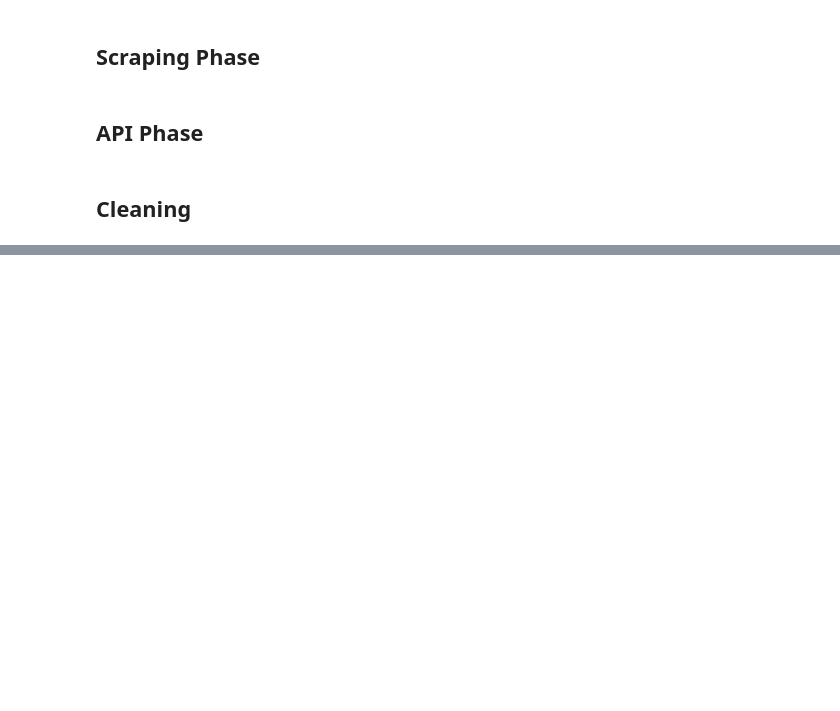
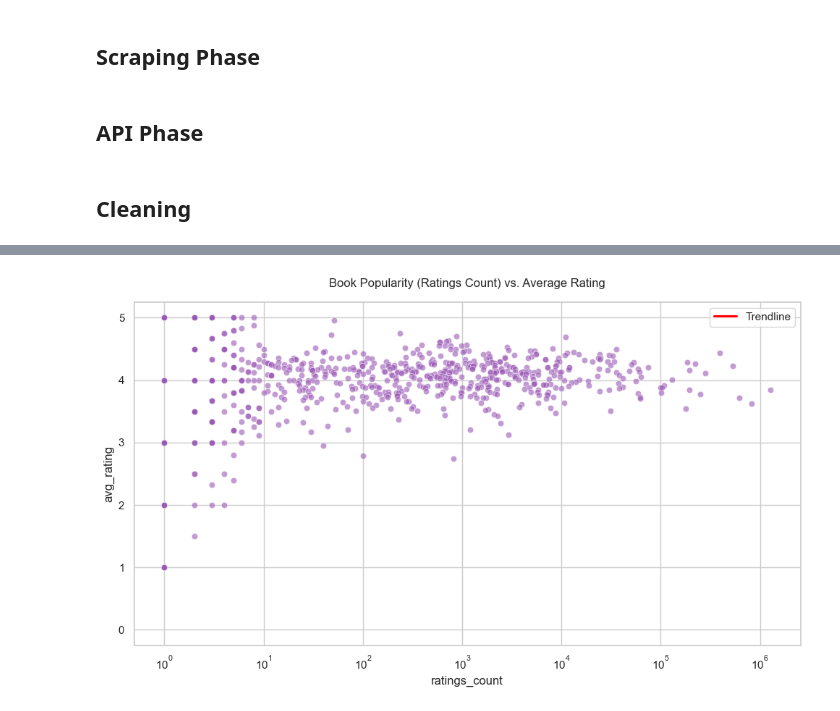
Before and after one commit to abanoubdev/book-recommendation-browser, a Jupyter notebook: notebooks/data_sourcing.ipynb, the cells around one changed output, grey strips where cells are left out. Drawn from its saved outputs; the diff is of its cells as text; code cells hidden in the pictures; blank space fills up the shorter version.

```diff
--- a/notebooks/data_sourcing.ipynb
+++ b/notebooks/data_sourcing.ipynb
@@ -44,0 +82,4 @@ cleaned_df.head()
+# %%
+plot_popularity_vs_rating(cleaned_df)
+# %% [output]
+[figure, added]
```
Also changed, not shown: parts of 8 cells of this notebook, 14 other files.
